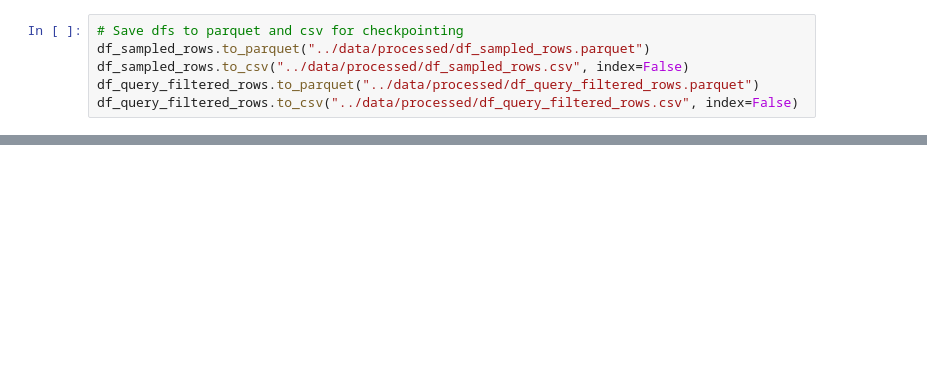
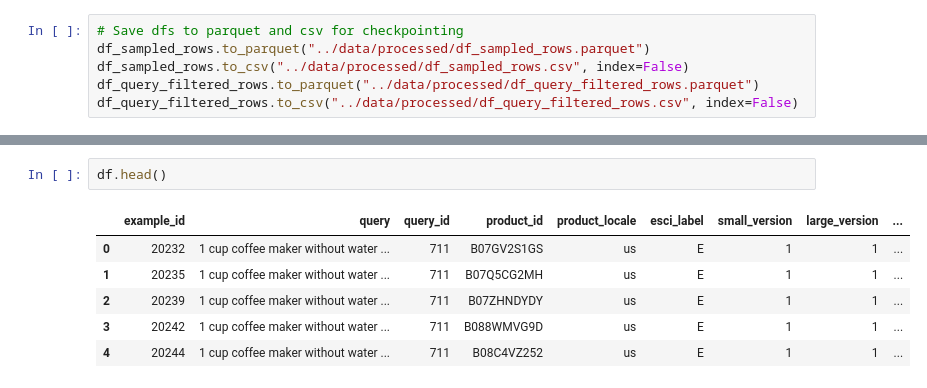
Before and after one commit to schellrw/semantic-search, a Jupyter notebook: notebooks/01_data_exploration.ipynb, the cells around one changed output, grey strips where cells are left out. Cells and saved outputs as stored; diff of their text form; blank space fills up the shorter version.

```diff
--- a/notebooks/01_data_exploration.ipynb
+++ b/notebooks/01_data_exploration.ipynb
@@ -470,0 +512,9 @@ Example queries:
+# %%
+df.head()
+# %% [output]
+|  | example_id | query | query_id | product_id | product_locale | esci_label | small_version | large_version | ... |
+| 0 | 20232 | 1 cup coffee maker without water ... | 711 | B07GV2S1GS | us | E | 1 | 1 | ... |
+| 1 | 20235 | 1 cup coffee maker without water ... | 711 | B07Q5CG2MH | us | E | 1 | 1 | ... |
+| 2 | 20239 | 1 cup coffee maker without water ... | 711 | B07ZHNDYDY | us | E | 1 | 1 | ... |
+| 3 | 20242 | 1 cup coffee maker without water ... | 711 | B088WMVG9D | us | E | 1 | 1 | ... |
+| 4 | 20244 | 1 cup coffee maker without water ... | 711 | B08C4VZ252 | us | E | 1 | 1 | ... |
```
Also changed, not shown: parts of 20 cells of this notebook, 7 other files.
